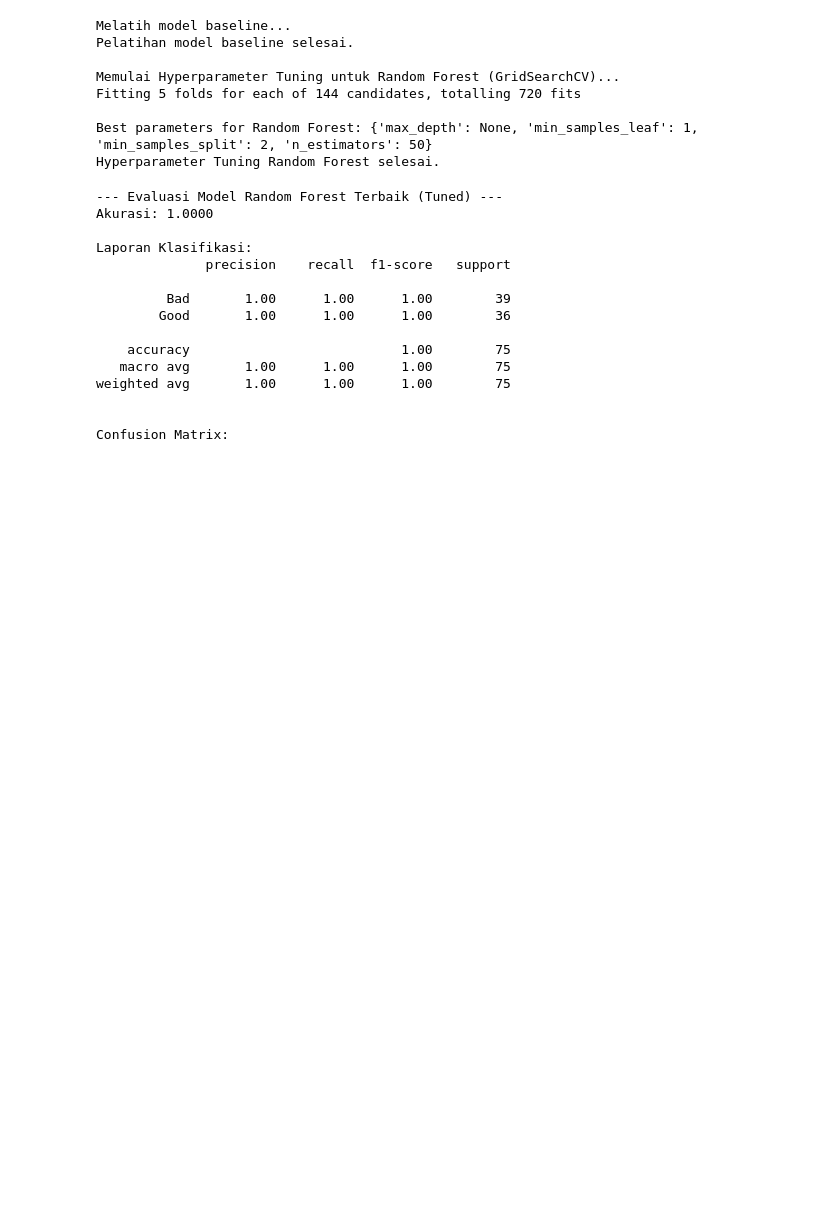
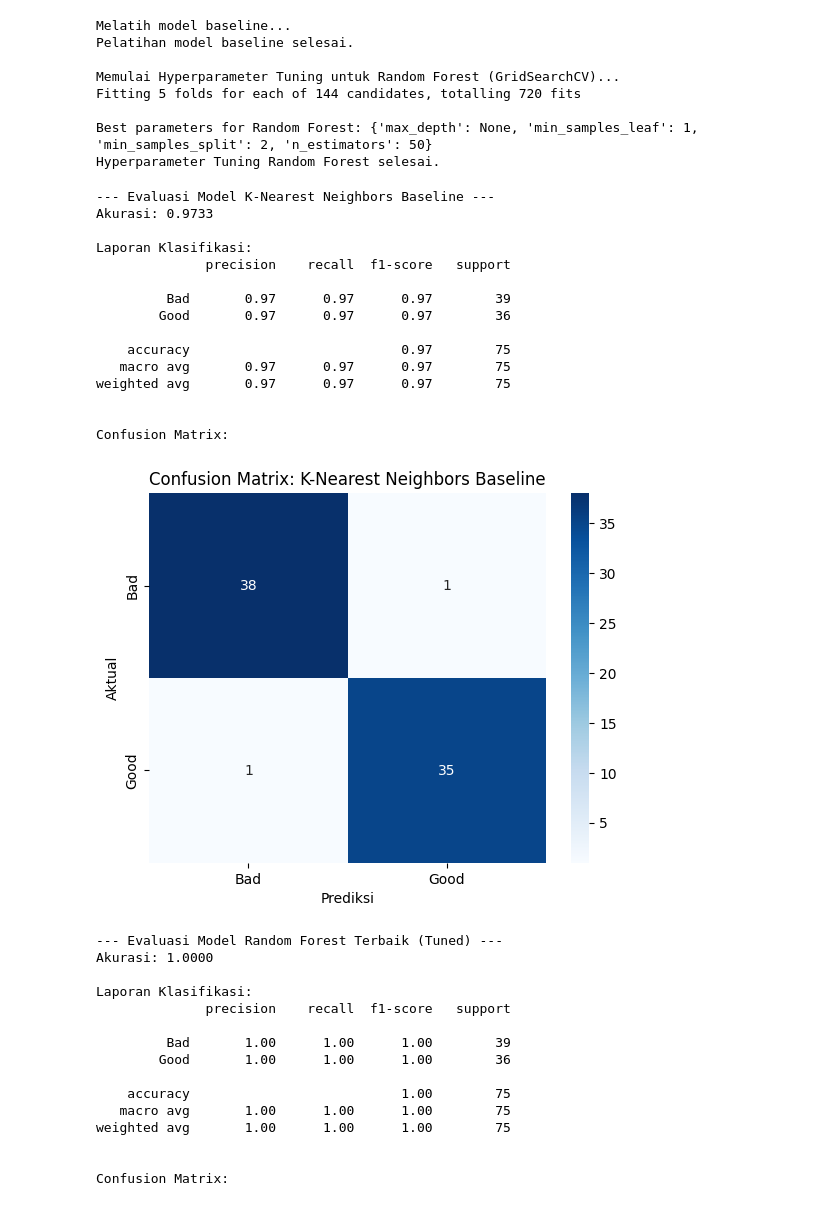
Before and after one commit to Naiazzahra/Analysis-Predictive_CC25, a Jupyter notebook: analysis_predictive.ipynb, the cells around one changed output. Cells and saved outputs as stored; diff of their text form; code cells hidden in the pictures; blank space fills up the shorter version.

Commit message:
analysis_predictive.py

```diff
--- a/analysis_predictive.ipynb
+++ b/analysis_predictive.ipynb
@@ -281,6 +281,44 @@ Fitting 5 folds for each of 144 candidates, totalling 720 fits
 
 Best parameters for Random Forest: {'max_depth': None, 'min_samples_leaf': 1, 'min_samples_split': 2, 'n_estimators': 50}
 Hyperparameter Tuning Random Forest selesai.
+# %%
+print("\n--- Evaluasi Model K-Nearest Neighbors Baseline ---")
+y_pred_knn_baseline = knn_model_baseline.predict(X_test)
+
+# Akurasi
+accuracy_knn_baseline = accuracy_score(y_test, y_pred_knn_baseline)
+print(f"Akurasi: {accuracy_knn_baseline:.4f}")
+
+# Laporan Klasifikasi
+print("\nLaporan Klasifikasi:")
+print(classification_report(y_test, y_pred_knn_baseline, target_names=le_quality.classes_))
+
+# Confusion Matrix
+print("\nConfusion Matrix:")
+cm_knn_baseline = confusion_matrix(y_test, y_pred_knn_baseline)
+sns.heatmap(cm_knn_baseline, annot=True, fmt='d', cmap='Blues',
+            xticklabels=le_quality.classes_, yticklabels=le_quality.classes_)
+plt.xlabel('Prediksi')
+plt.ylabel('Aktual')
+plt.title('Confusion Matrix: K-Nearest Neighbors Baseline')
+plt.show()
+# %% [output]
+--- Evaluasi Model K-Nearest Neighbors Baseline ---
+Akurasi: 0.9733
+
+Laporan Klasifikasi:
+              precision    recall  f1-score   support
+
+         Bad       0.97      0.97      0.97        39
+        Good       0.97      0.97      0.97        36
+
+    accuracy                           0.97        75
+   macro avg       0.97      0.97      0.97        75
+weighted avg       0.97      0.97      0.97        75
+
+
+Confusion Matrix:
+[figure, added]
 # %%
 print("\n--- Evaluasi Model Random Forest Terbaik (Tuned) ---")
 y_pred_rf_tuned = best_rf_model.predict(X_test)
```
Also changed, not shown: 1 other file.
